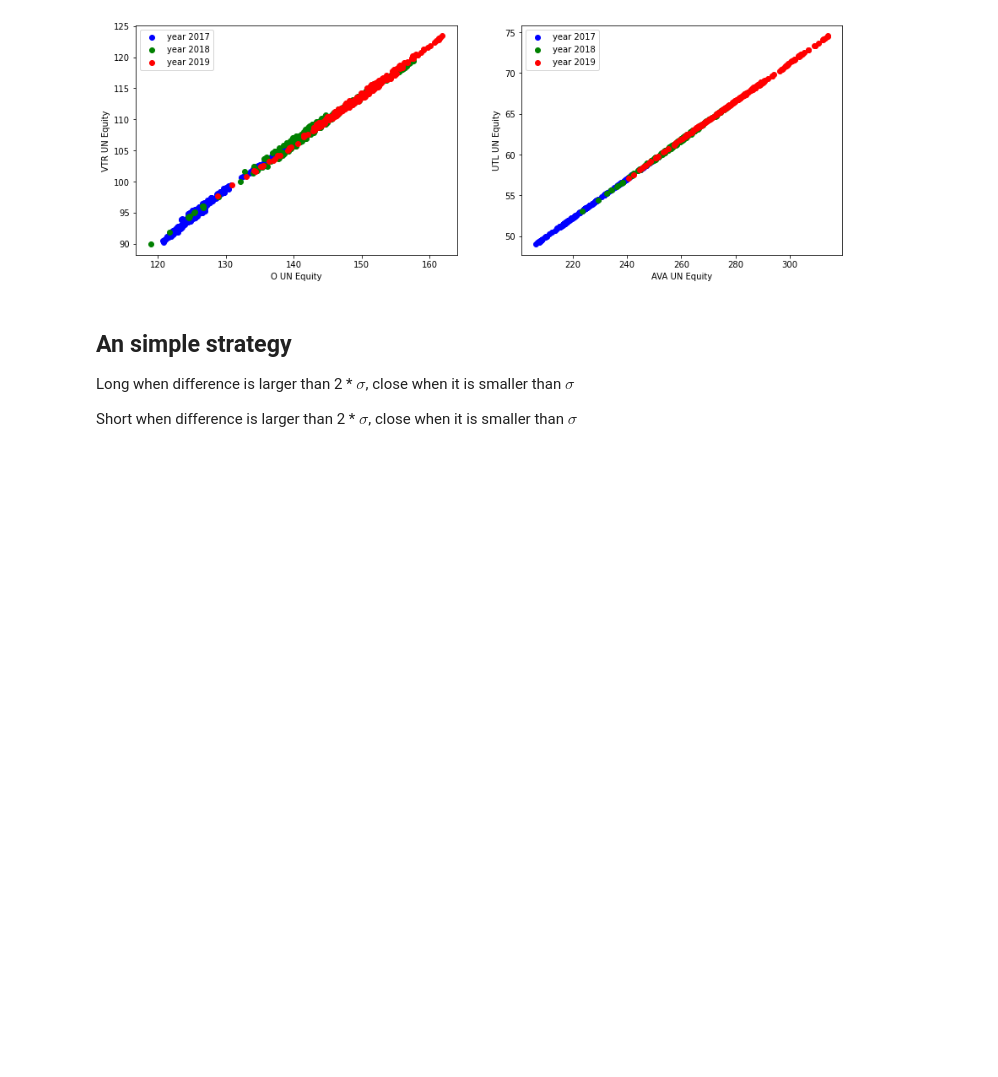
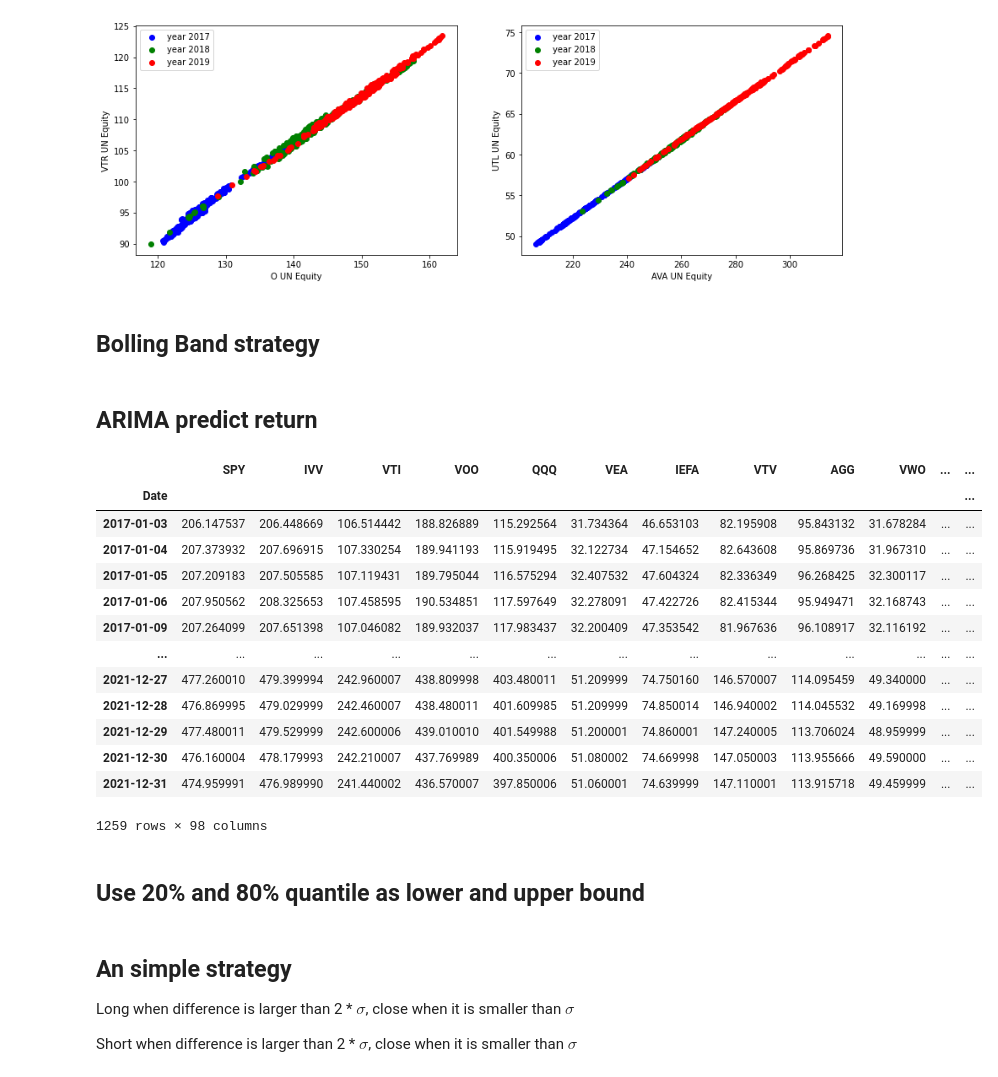
Before and after one commit to yatingchen99/PairTrading7121, a Jupyter notebook: pairTrading.ipynb, the cells around one changed output. Cells and saved outputs as stored; diff of their text form; code cells hidden in the pictures; blank space fills up the shorter version.

Commit message:
add a 20 50 80 strategy

```diff
--- a/pairTrading.ipynb
+++ b/pairTrading.ipynb
@@ -224,6 +212,29 @@ Text(0, 0.5, 'UTL UN Equity')
 <matplotlib.collections.PathCollection at 0x...>
 <matplotlib.legend.Legend at 0x...>
 [figure]
+# %% [markdown]
+## Bolling Band strategy
+# %% [markdown]
+## ARIMA predict return
+# %%
+Price
+# %% [output]
+|  | SPY | IVV | VTI | VOO | QQQ | VEA | IEFA | VTV | AGG | VWO | ... | ... |
+| Date |  |  |  |  |  |  |  |  |  |  |  | ... |
+| 2017-01-03 | 206.147537 | 206.448669 | 106.514442 | 188.826889 | 115.292564 | 31.734364 | 46.653103 | 82.195908 | 95.843132 | 31.678284 | ... | ... |
+| 2017-01-04 | 207.373932 | 207.696915 | 107.330254 | 189.941193 | 115.919495 | 32.122734 | 47.154652 | 82.643608 | 95.869736 | 31.967310 | ... | ... |
+| 2017-01-05 | 207.209183 | 207.505585 | 107.119431 | 189.795044 | 116.575294 | 32.407532 | 47.604324 | 82.336349 | 96.268425 | 32.300117 | ... | ... |
+| 2017-01-06 | 207.950562 | 208.325653 | 107.458595 | 190.534851 | 117.597649 | 32.278091 | 47.422726 | 82.415344 | 95.949471 | 32.168743 | ... | ... |
+| 2017-01-09 | 207.264099 | 207.651398 | 107.046082 | 189.932037 | 117.983437 | 32.200409 | 47.353542 | 81.967636 | 96.108917 | 32.116192 | ... | ... |
+| ... | ... | ... | ... | ... | ... | ... | ... | ... | ... | ... | ... | ... |
+| 2021-12-27 | 477.260010 | 479.399994 | 242.960007 | 438.809998 | 403.480011 | 51.209999 | 74.750160 | 146.570007 | 114.095459 | 49.340000 | ... | ... |
+| 2021-12-28 | 476.869995 | 479.029999 | 242.460007 | 438.480011 | 401.609985 | 51.209999 | 74.850014 | 146.940002 | 114.045532 | 49.169998 | ... | ... |
+| 2021-12-29 | 477.480011 | 479.529999 | 242.600006 | 439.010010 | 401.549988 | 51.200001 | 74.860001 | 147.240005 | 113.706024 | 48.959999 | ... | ... |
+| 2021-12-30 | 476.160004 | 478.179993 | 242.210007 | 437.769989 | 400.350006 | 51.080002 | 74.669998 | 147.050003 | 113.955666 | 49.590000 | ... | ... |
+| 2021-12-31 | 474.959991 | 476.989990 | 241.440002 | 436.570007 | 397.850006 | 51.060001 | 74.639999 | 147.110001 | 113.915718 | 49.459999 | ... | ... |
+1259 rows × 98 columns
+# %% [markdown]
+## Use 20% and 80% quantile as lower and upper bound
 # %% [markdown]
 ## An simple strategy
 Long when difference is larger than 2 * $\sigma$, close when it is smaller than $\sigma$
```
Also changed, not shown: parts of 8 cells of this notebook.
